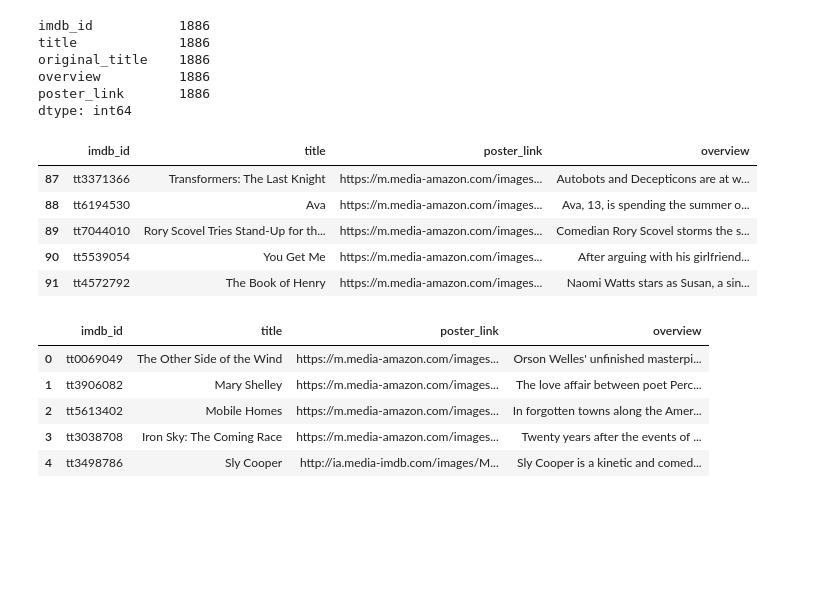
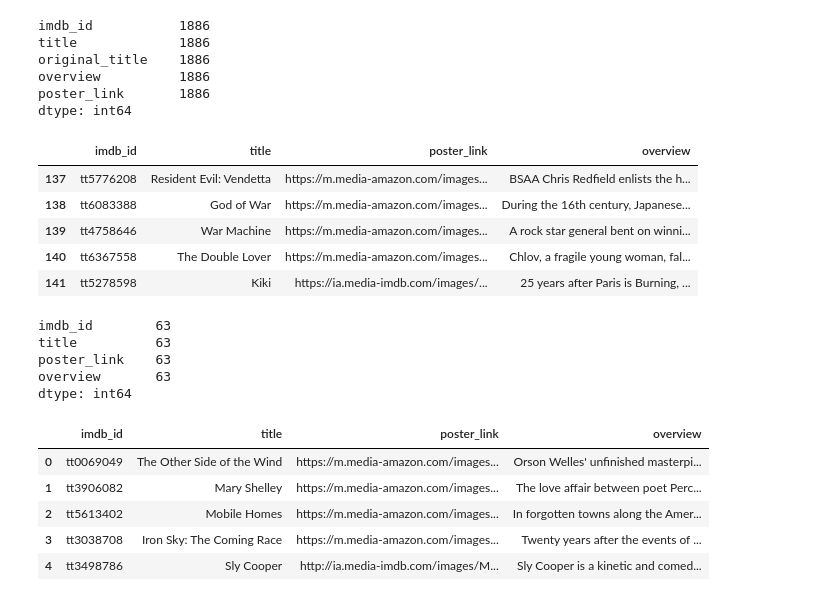
Before and after one commit to irinadrapic/moviesDashboard, a Jupyter notebook: raw/Similarity Test.ipynb, the cells around one changed output. Drawn from its saved outputs; the diff is of its cells as text; code cells hidden in the pictures; blank space fills up the shorter version.

```diff
--- a/raw/Similarity Test.ipynb
+++ b/raw/Similarity Test.ipynb
@@ -57,15 +57,23 @@ dtype: int64
 # %%
 overview_df2 = file[["imdb_id","title", "poster_link", "overview"]].copy()
 overview_df2.dropna(inplace=True)
-overview_df2 = overview_df2.iloc[87:189]
+overview_df2 = overview_df2.iloc[137:200]
 overview_df2.head()
 # %% [output]
 |  | imdb_id | title | poster_link | overview |
-| 87 | tt3371366 | Transformers: The Last Knight | https://m.media-amazon.com/images... | Autobots and Decepticons are at w... |
-| 88 | tt6194530 | Ava | https://m.media-amazon.com/images... | Ava, 13, is spending the summer o... |
-| 89 | tt7044010 | Rory Scovel Tries Stand-Up for th... | https://m.media-amazon.com/images... | Comedian Rory Scovel storms the s... |
-| 90 | tt5539054 | You Get Me | https://m.media-amazon.com/images... | After arguing with his girlfriend... |
-| 91 | tt4572792 | The Book of Henry | https://m.media-amazon.com/images... | Naomi Watts stars as Susan, a sin... |
+| 137 | tt5776208 | Resident Evil: Vendetta | https://m.media-amazon.com/images... | BSAA Chris Redfield enlists the h... |
+| 138 | tt6083388 | God of War | https://m.media-amazon.com/images... | During the 16th century, Japanese... |
+| 139 | tt4758646 | War Machine | https://m.media-amazon.com/images... | A rock star general bent on winni... |
+| 140 | tt6367558 | The Double Lover | https://m.media-amazon.com/images... | Chlov, a fragile young woman, fal... |
+| 141 | tt5278598 | Kiki | https://ia.media-imdb.com/images/... | 25 years after Paris is Burning, ... |
+# %%
+overview_df2. count()
+# %% [output]
+imdb_id        63
+title          63
+poster_link    63
+overview       63
+dtype: int64
 # %%
 df_all = file_all[["imdb_id","title", "poster_link", "overview"]].copy()
 df_all.dropna(inplace=True)
```
Also changed, not shown: parts of 9 cells of this notebook, 1 other file.
